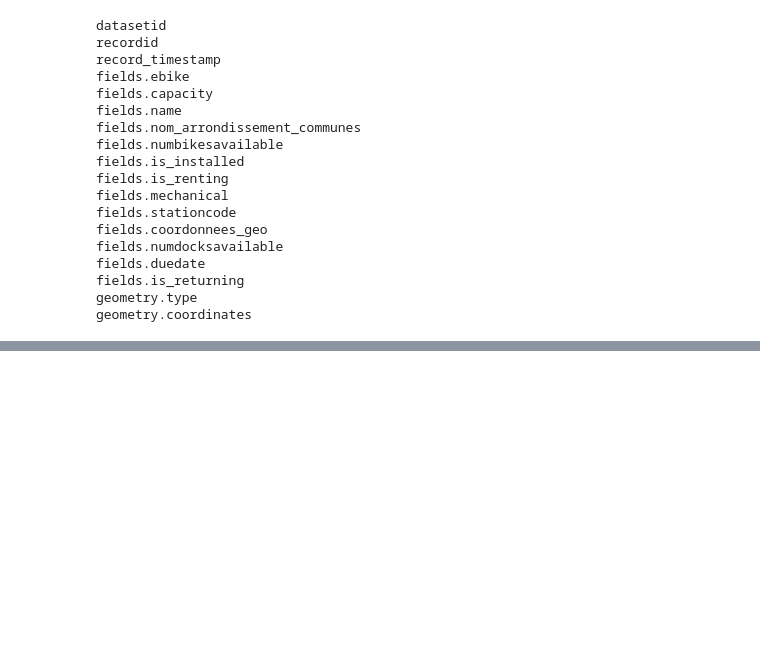
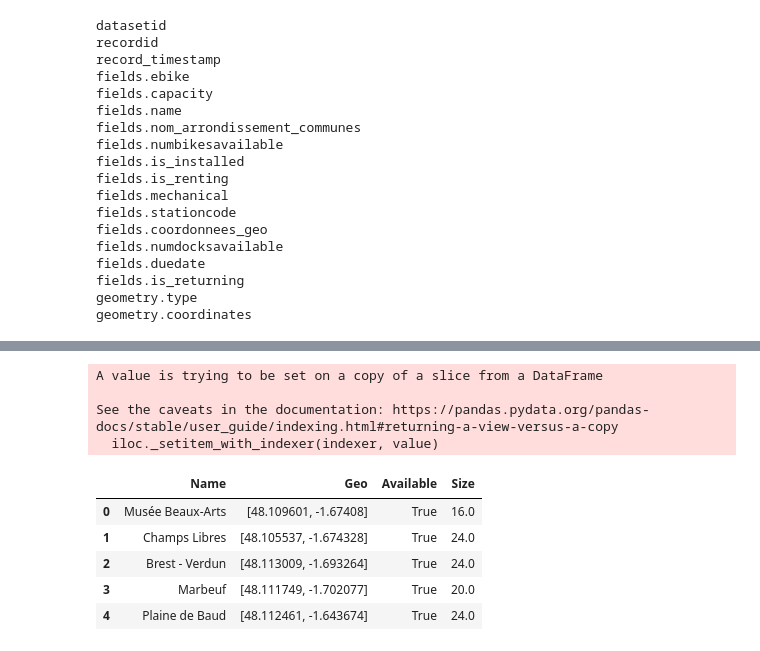
Before and after one commit to AlexandreVerept/velomongoISENVereptGreff, a Jupyter notebook: testsJupyter/test_jupyter.ipynb, the cells around one changed output, grey strips where cells are left out. Cells and saved outputs as stored; diff of their text form; code cells hidden in the pictures; blank space fills up the shorter version.

```diff
--- a/testsJupyter/test_jupyter.ipynb
+++ b/testsJupyter/test_jupyter.ipynb
@@ -163,0 +208,27 @@ geometry.coordinates
+# %%
+def clean_rennes(dfrennes):
+    dfrennesclean = dfrennes[["fields.nom","fields.coordonnees","fields.etat","fields.nombreemplacementsactuels"]].drop_duplicates(subset=['fields.nom'])
+    dfrennesclean = dfrennesclean.rename(columns={'fields.nom':'Name','fields.coordonnees':'Geo','fields.type':'TPE','fields.etat':'Available','fields.nombreemplacementsactuels':'Size'})
+
+    # set the 'Available' column with boolean
+    dfrennesclean['Available'] = dfrennesclean['Available'].replace("En fonctionnement","True")
+
+    for i, row in dfrennesclean.iterrows():
+        if not row['Available'] == 'True':
+            dfrennesclean['Available'].loc[i] = 'False'
+
+    return(dfrennesclean)
+
+dfrennesclean = clean_rennes(dfrennes)
+dfrennesclean.head()
+# %% [output]
+A value is trying to be set on a copy of a slice from a DataFrame
+
+See the caveats in the documentation: https://pandas.pydata.org/pandas-docs/stable/user_guide/indexing.html#returning-a-view-versus-a-copy
+  iloc._setitem_with_indexer(indexer, value)
+|  | Name | Geo | Available | Size |
+| 0 | Musée Beaux-Arts | [48.109601, -1.67408] | True | 16.0 |
+| 1 | Champs Libres | [48.105537, -1.674328] | True | 24.0 |
+| 2 | Brest - Verdun | [48.113009, -1.693264] | True | 24.0 |
+| 3 | Marbeuf | [48.111749, -1.702077] | True | 20.0 |
+| 4 | Plaine de Baud | [48.112461, -1.643674] | True | 24.0 |
```
Also changed, not shown: parts of 12 cells of this notebook, 1 other file.
